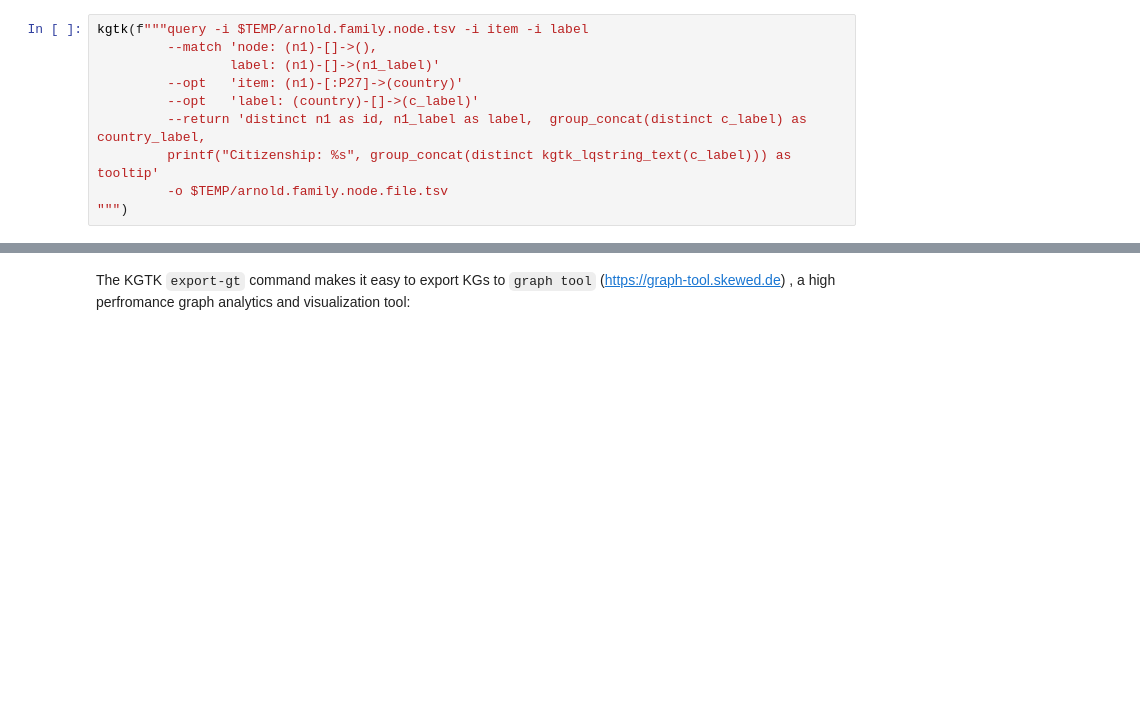
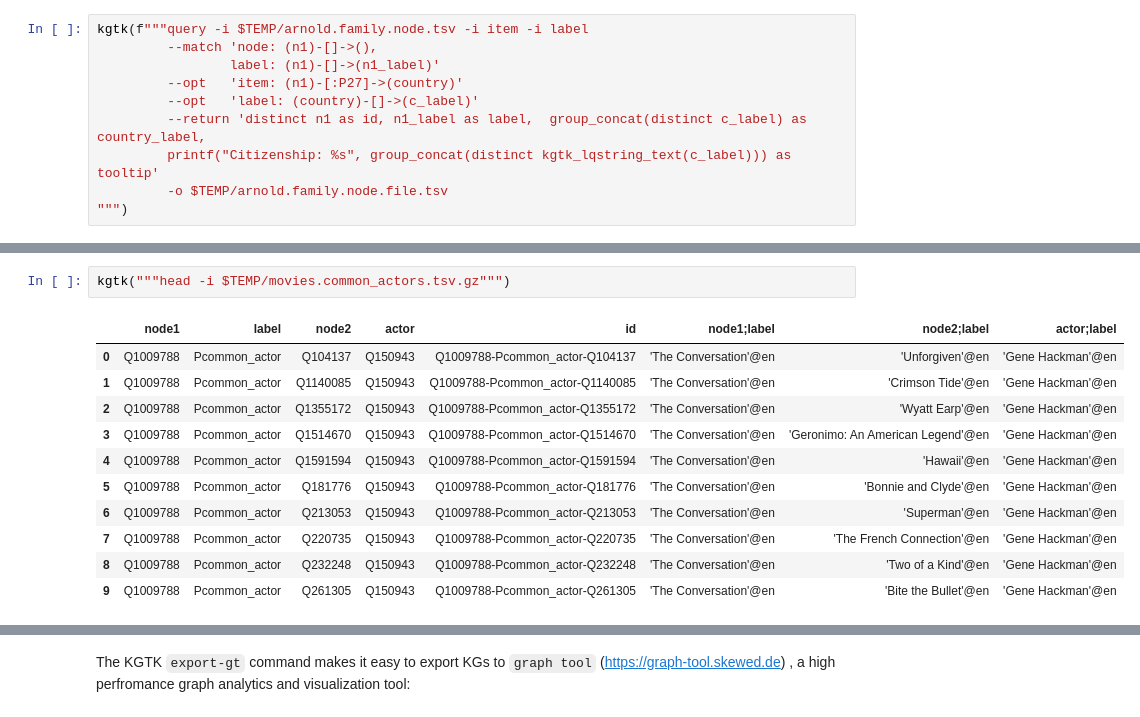
Before and after one commit to usc-isi-i2/kgtk-notebooks, a Jupyter notebook: tutorial/06-kg-network-analysis.ipynb, the cells around one changed output, grey strips where cells are left out. Cells and saved outputs as stored; diff of their text form; blank space fills up the shorter version.

Commit message:
add visualization for movies

```diff
--- a/tutorial/06-kg-network-analysis.ipynb
+++ b/tutorial/06-kg-network-analysis.ipynb
@@ -446,0 +445,14 @@ kgtk("""visualize-graph
+# %%
+kgtk("""head -i $TEMP/movies.common_actors.tsv.gz""")
+# %% [output]
+|  | node1 | label | node2 | actor | id | node1;label | node2;label | actor;label |
+| 0 | Q1009788 | Pcommon_actor | Q104137 | Q150943 | Q1009788-Pcommon_actor-Q104137 | 'The Conversation'@en | 'Unforgiven'@en | 'Gene Hackman'@en |
+| 1 | Q1009788 | Pcommon_actor | Q1140085 | Q150943 | Q1009788-Pcommon_actor-Q1140085 | 'The Conversation'@en | 'Crimson Tide'@en | 'Gene Hackman'@en |
+| 2 | Q1009788 | Pcommon_actor | Q1355172 | Q150943 | Q1009788-Pcommon_actor-Q1355172 | 'The Conversation'@en | 'Wyatt Earp'@en | 'Gene Hackman'@en |
+| 3 | Q1009788 | Pcommon_actor | Q1514670 | Q150943 | Q1009788-Pcommon_actor-Q1514670 | 'The Conversation'@en | 'Geronimo: An American Legend'@en | 'Gene Hackman'@en |
+| 4 | Q1009788 | Pcommon_actor | Q1591594 | Q150943 | Q1009788-Pcommon_actor-Q1591594 | 'The Conversation'@en | 'Hawaii'@en | 'Gene Hackman'@en |
+| 5 | Q1009788 | Pcommon_actor | Q181776 | Q150943 | Q1009788-Pcommon_actor-Q181776 | 'The Conversation'@en | 'Bonnie and Clyde'@en | 'Gene Hackman'@en |
+| 6 | Q1009788 | Pcommon_actor | Q213053 | Q150943 | Q1009788-Pcommon_actor-Q213053 | 'The Conversation'@en | 'Superman'@en | 'Gene Hackman'@en |
+| 7 | Q1009788 | Pcommon_actor | Q220735 | Q150943 | Q1009788-Pcommon_actor-Q220735 | 'The Conversation'@en | 'The French Connection'@en | 'Gene Hackman'@en |
+| 8 | Q1009788 | Pcommon_actor | Q232248 | Q150943 | Q1009788-Pcommon_actor-Q232248 | 'The Conversation'@en | 'Two of a Kind'@en | 'Gene Hackman'@en |
+| 9 | Q1009788 | Pcommon_actor | Q261305 | Q150943 | Q1009788-Pcommon_actor-Q261305 | 'The Conversation'@en | 'Bite the Bullet'@en | 'Gene Hackman'@en |
```
Also changed, not shown: parts of 46 cells of this notebook.
